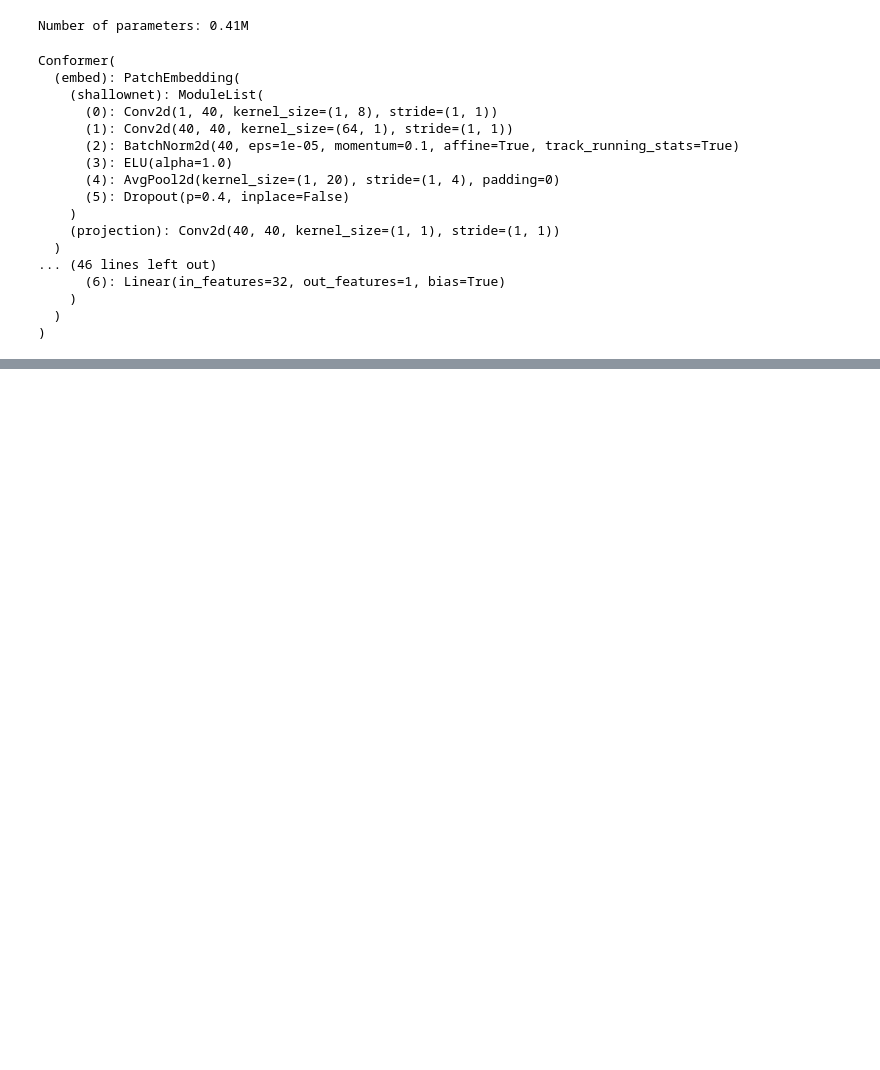
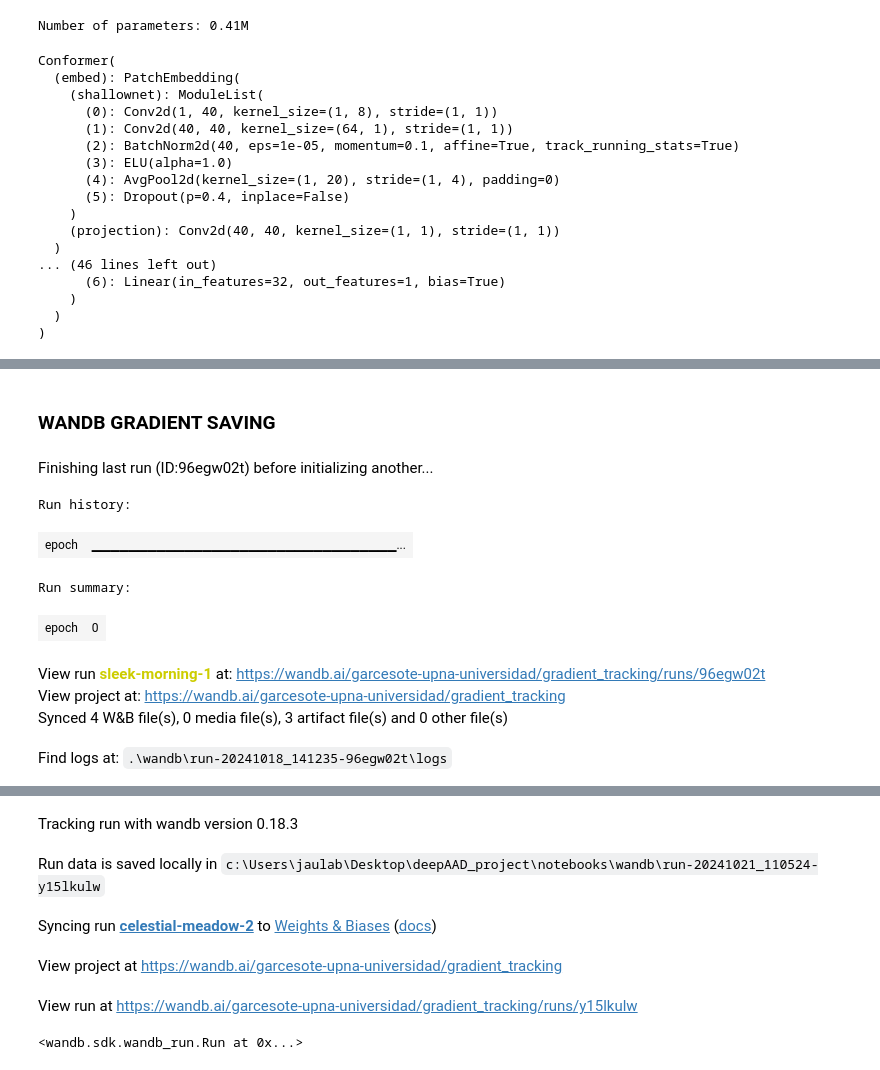
Before and after one commit to garcesote/deepAAD_project, a Jupyter notebook: notebooks/play.ipynb, the cells around one changed output, grey strips where cells are left out. Drawn from its saved outputs; the diff is of its cells as text; code cells hidden in the pictures; blank space fills up the shorter version.

```diff
--- a/notebooks/play.ipynb
+++ b/notebooks/play.ipynb
@@ -40,0 +86,2 @@ Conformer(
+# %% [markdown]
+### WANDB GRADIENT SAVING
@@ -40,0 +90,12 @@ Conformer(
+# %%
+wandb.init(project='gradient_tracking')
+# %% [output]
+Finishing last run (ID:96egw02t) before initializing another...
+Run history:
+| epoch | ▁▁▁▁▁▁▁▁▁▁▁▁▁▁▁▁▁▁▁▁▁▁▁▁▁▁▁▁▁▁▁▁▁... |
+Run summary:
+| epoch | 0 |
+View run sleek-morning-1 at: https://wandb.ai/garcesote-upna-universidad/gradient_tracking/runs/96egw02t
+View project at: https://wandb.ai/garcesote-upna-universidad/gradient_tracking
+Synced 4 W&B file(s), 0 media file(s), 3 artifact file(s) and 0 other file(s)
+Find logs at: .\wandb\run-20241018_141235-96egw02t\logs
@@ -40,0 +103,6 @@ Conformer(
+Tracking run with wandb version 0.18.3
+Run data is saved locally in c:\Users\jaulab\Desktop\deepAAD_project\notebooks\wandb\run-20241021_110524-y15lkulw
+Syncing run celestial-meadow-2 to Weights & Biases (docs)
+View project at https://wandb.ai/garcesote-upna-universidad/gradient_tracking
+View run at https://wandb.ai/garcesote-upna-universidad/gradient_tracking/runs/y15lkulw
+<wandb.sdk.wandb_run.Run at 0x...>
```
Also changed, not shown: parts of 30 cells of this notebook, 12 other files.
